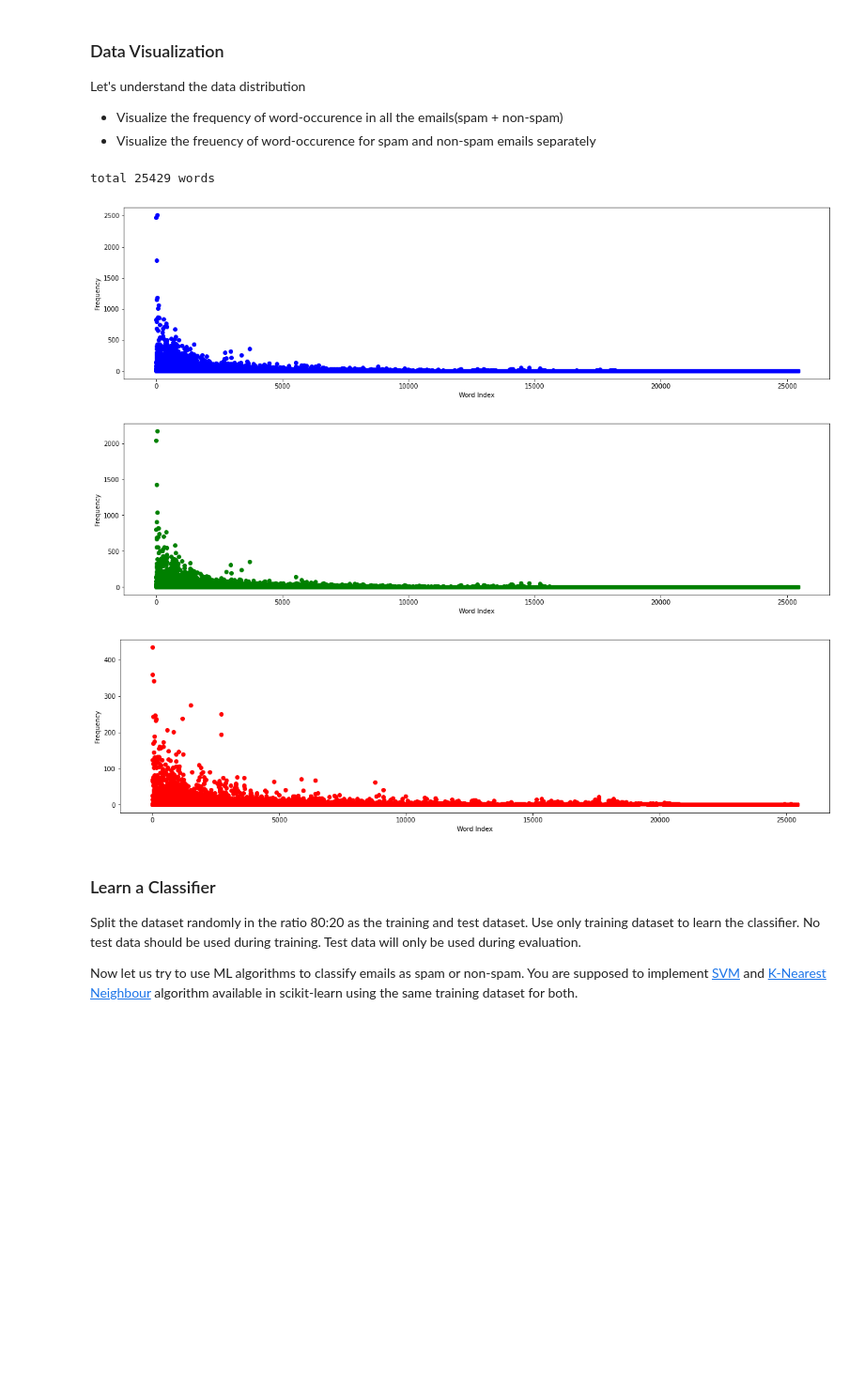
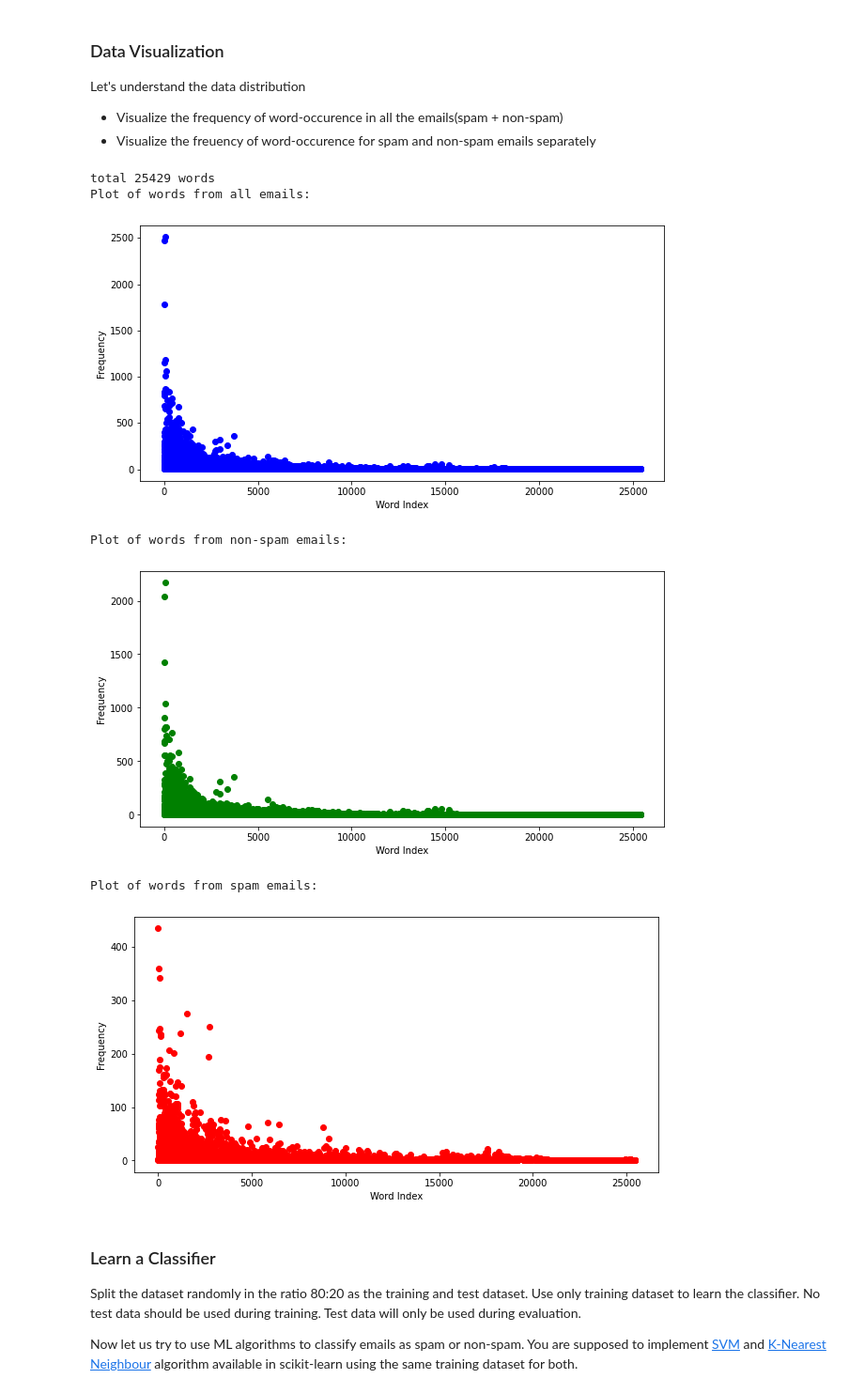
Before and after one commit to 1-Harshit/cs253-software-developemnt, a Jupyter notebook: python_assignment.ipynb, the cells around one changed output. Shown: that part at 94% size. Cells and saved outputs as stored; diff of their text form; code cells hidden in the pictures; blank space fills up the shorter version.

Commit message:
Added print statements

```diff
--- a/python_assignment.ipynb
+++ b/python_assignment.ipynb
@@ -108,42 +114,54 @@ Let's understand the data distribution
 # %%
 import matplotlib.pyplot as plt
 import numpy as np
+
+# show data distribution
+def show_data_distribution(data, colorr):
+  plt.figure(figsize=(10,5))
+  plt.scatter(range(len(data)), data, color=colorr)
+  plt.xlabel('Word Index')
+  plt.ylabel('Frequency')
+  plt.show()
 
 # visuallze data distribution
 def data_vis(data):
   all = np.zeros(len(data[0][0]))
   spam = np.zeros(len(data[0][0]))
   notspam = np.zeros(len(data[0][0]))
 
   for dp in data:
     if dp[1] == 0:
       notspam = np.add(notspam, dp[0])
       all = np.add(all, dp[0])
     else:
       spam = np.add(spam, dp[0])
       all = np.add(all, dp[0])
 
-  print ("total" , len(all), "words")
-  plt.scatter(range(len(all)), all, color='blue')
-  plt.xlabel('Word Index')
-  plt.ylabel('Frequency')
-  plt.show()
-  plt.scatter(range(len(notspam)), notspam, color='green')
-  plt.xlabel('Word Index')
-  plt.ylabel('Frequency')
-  plt.show()
-  plt.scatter(range(len(spam)), spam, color='red')
-  plt.xlabel('Word Index')
-  plt.ylabel('Frequency')
-  plt.show()
+  print ("Total" , len(all), "words")
+
+  # Plot of words from all emails
+  print ("Plot of words from all emails:")
+  show_data_distribution(all, 'blue')
+
+  # Plot of words from non-spam emails
+  print ("Plot of words from non-spam emails:")
+  show_data_distribution(notspam, 'green')
+
+  # Plot of words from spam emails
+  print ("Plot of words from spam emails:")
+  show_data_distribution(spam, 'red')
+
   return
 
 data_vis(data)
 # %% [output]
 total 25429 words
+Plot of words from all emails:
-[figure, old version]
+[figure, new version]
+Plot of words from non-spam emails:
-[figure, old version]
+[figure, new version]
+Plot of words from spam emails:
-[figure, old version]
+[figure, new version]
 # %% [markdown]
 ### Learn a Classifier
 Split the dataset randomly in the ratio 80:20 as the training and test dataset. Use only training dataset to learn the classifier. No test data should be used during training. Test data will only be used during evaluation.
```
Also changed, not shown: parts of 5 cells of this notebook.
